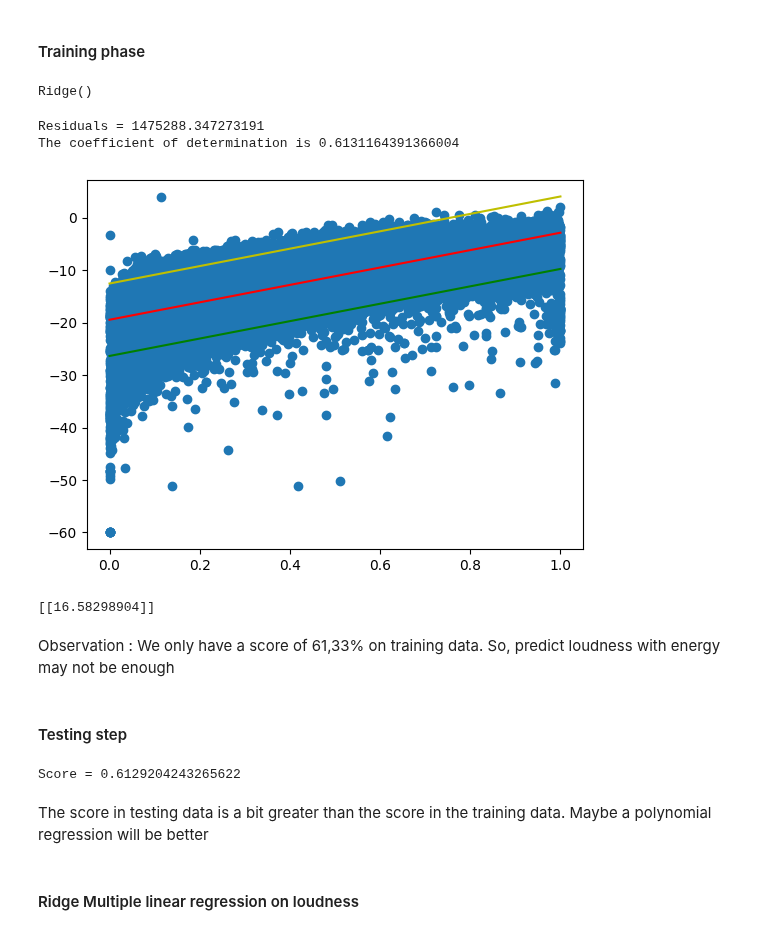
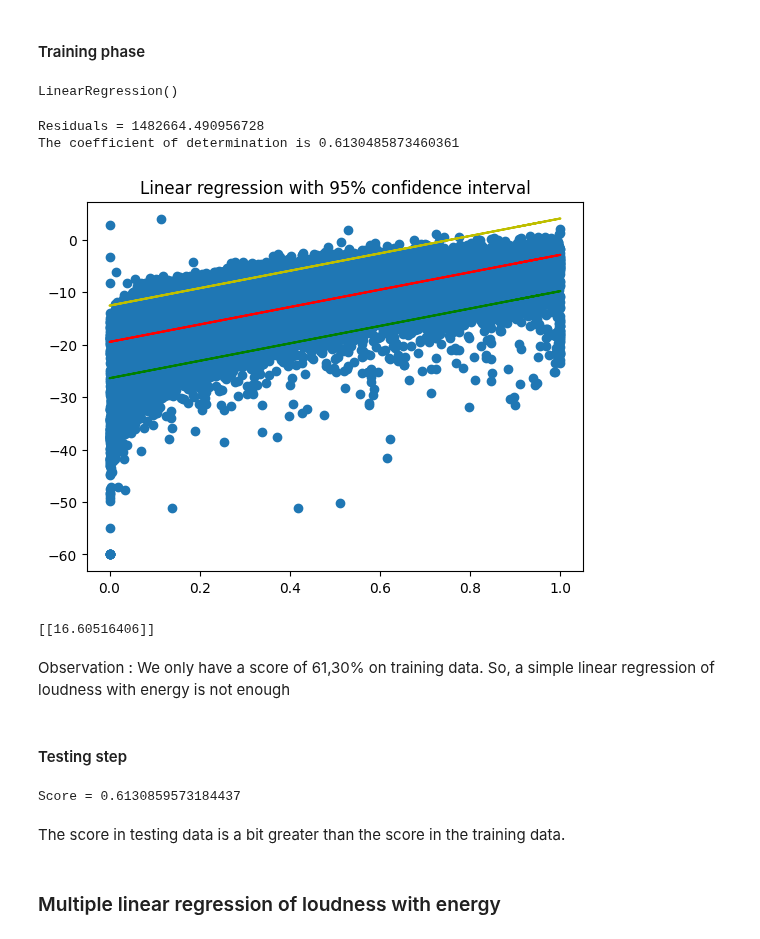
Before and after one commit to Manuela-AYO/DAProject2022, a Jupyter notebook: spotifyAnalysis.ipynb, the cells around one changed output. Saved outputs shown, nothing was run; the diff lists cells and outputs as text; code cells hidden in the pictures.

```diff
--- a/spotifyAnalysis.ipynb
+++ b/spotifyAnalysis.ipynb
@@ -197,51 +198,47 @@ On this part, we're going to build a regressor on the loudness given the energy
 # %% [markdown]
 #### Training phase
 # %%
-model = Ridge()
+model = LinearRegression()
 energy = np.array(df_train["energy"]).reshape(-1, 1)
 loudness = np.array(df_train["loudness"]).reshape(-1,1)
 model.fit(energy, loudness)
 # %% [output]
-Ridge()
+LinearRegression()
 # %%
 # Prediction on the training data
 pred = model.predict(energy)
 
-energy2 = np.asarray(df_train["energy"]).reshape(-1, 1)
-stack = np.hstack([energy2, loudness, pred])
-sorted_s = stack[np.argsort(stack[:,0])]
-energy2, loudness_init, pred = np.hsplit(sorted_s, 3)
-
 # Get the residuals
-res = np.sum((pred-loudness_init)**2)
+res = np.sum((pred-loudness)**2)
 print(f"Residuals = {res}")
 
 # Get the coefficient of determination
-coef = model.score(energy2, loudness_init)
+coef = model.score(energy, loudness)
 print(f"The coefficient of determination is {coef}")
 
 # Build a 95% confidence interval
-std = np.sqrt((1/(len(loudness_init)-2))*res)
+std = np.sqrt((1/(len(loudness)-2))*res)
 interval = (std * 1.96)
 low, up = pred - interval, pred + interval
 
 # Plot the data and the model
+plt.title("Linear regression with 95% confidence interval")
 plt.scatter(df_train["energy"], df_train["loudness"])
-plt.plot(energy2, low, c="g")
-plt.plot(energy2, pred, c="r")
-plt.plot(energy2, up, c="y")
+plt.plot(energy, low, c="g")
+plt.plot(energy, pred, c="r")
+plt.plot(energy, up, c="y")
 plt.show()
 # %% [output]
-Residuals = 1475288.347273191
-The coefficient of determination is 0.6131164391366004
+Residuals = 1482664.490956728
+The coefficient of determination is 0.6130485873460361
-[figure, old version]
+[figure, new version]
 # %%
 print(model.coef_)
 # %% [output]
-[[16.58298904]]
+[[16.60516406]]
 # %% [markdown]
 Observation :
-We only have a score of 61,33% on training data. So, predict loudness with energy may not be enough
+We only have a score of 61,30% on training data. So, a simple linear regression of loudness with energy is not enough
 # %% [markdown]
 #### Testing step
 # %%
@@ -251,9 +248,8 @@ score = model.score(np.array(df_test["energy"]).reshape(-1,1), np.array(df_test[
 
 print(f"Score = {score}")
 # %% [output]
-Score = 0.6129204243265622
+Score = 0.6130859573184437
 # %% [markdown]
 The score in testing data is a bit greater than the score in the training data.
-Maybe a polynomial regression will be better
 # %% [markdown]
-#### Ridge Multiple linear regression on loudness
+### Multiple linear regression of loudness with energy
```
Also changed, not shown: parts of 19 cells of this notebook.
